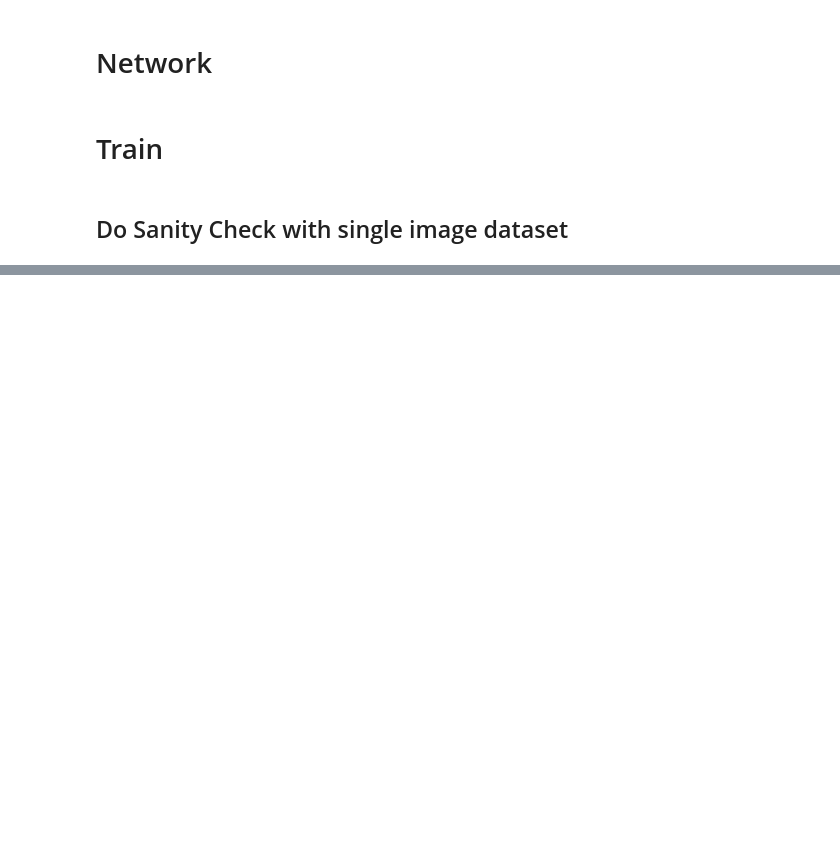
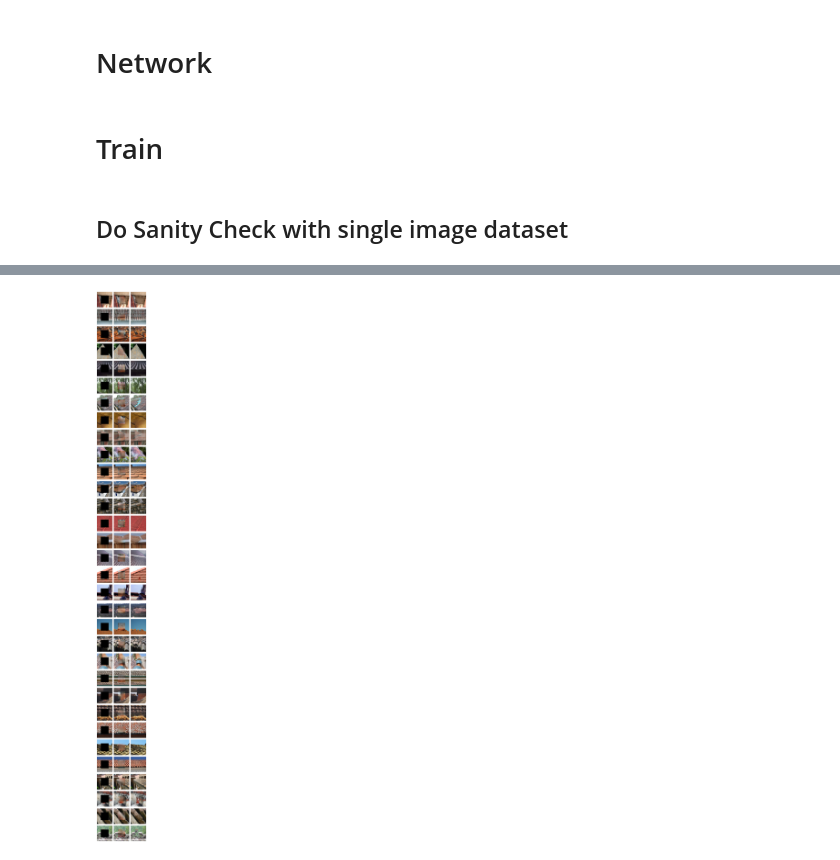
Before and after one commit to shahanneda/ImageInpainting, a Jupyter notebook: final_project.ipynb, the cells around one changed output, grey strips where cells are left out. Cells and saved outputs as stored; diff of their text form; code cells hidden in the pictures; blank space fills up the shorter version.

```diff
--- a/final_project.ipynb
+++ b/final_project.ipynb
@@ -172,6 +201,7 @@ class CustomDataSet(Dataset):
         # print(dirs.shape)
 
         self.images = []
+        self.cache = {}
 
         self.is_train = is_train
         for i, dir in enumerate(dirs):
@@ -184,13 +214,17 @@ class CustomDataSet(Dataset):
             for img in imgs:
                 self.images.append((os.path.join(self.root_dir, dir, img), classes[i]))
 
+
     def __len__(self):
         return len(self.images)
 
     def __getitem__(self, idx):
         img_name, class_label = self.images[idx]
+        image = None
 
-        image = Image.open(img_name).convert('RGB')
+        if img_name not in self.cache:
+            self.cache[img_name] = Image.open(img_name).convert('RGB')
+        image = self.cache[img_name]
 
 
         if self.transform:
@@ -209,7 +243,13 @@ class CustomDataSet(Dataset):
 # Create the dataset
 
 # classes =  [538, 980]
-classes =  [980]
+# classes =  [538, 980, 971]
+classes =  [
+            858, # Tile Roof
+            # 852, # Tennis Ball
+            # 980 # Volcano
+            ]
+
 DATASET_PATH = '/pub2/imagenet/ILSVRC/Data/CLS-LOC/train'
 # Due to the way the dataset is strucutred, I can't use the offical validation images provided
 # Therefore, I'm splitting the provided training_split from the dataset, 90% for training, and 10% for validation
@@ -556 +616,9 @@ display_loss_history_graph(sanity_train_loss_history, sanity_val_loss_history, t
+# %%
+indexes = [10, 12]
+images = []
+for index in range(0, 32):
+	images += [img[index], get_infilled_image(img[index], enc, dec), img_gt[index]]
+display_images(images, images_per_row=3)
+# %% [output]
+[figure, added]
 # %%
```
Also changed, not shown: parts of 15 cells of this notebook, 4 other files.
